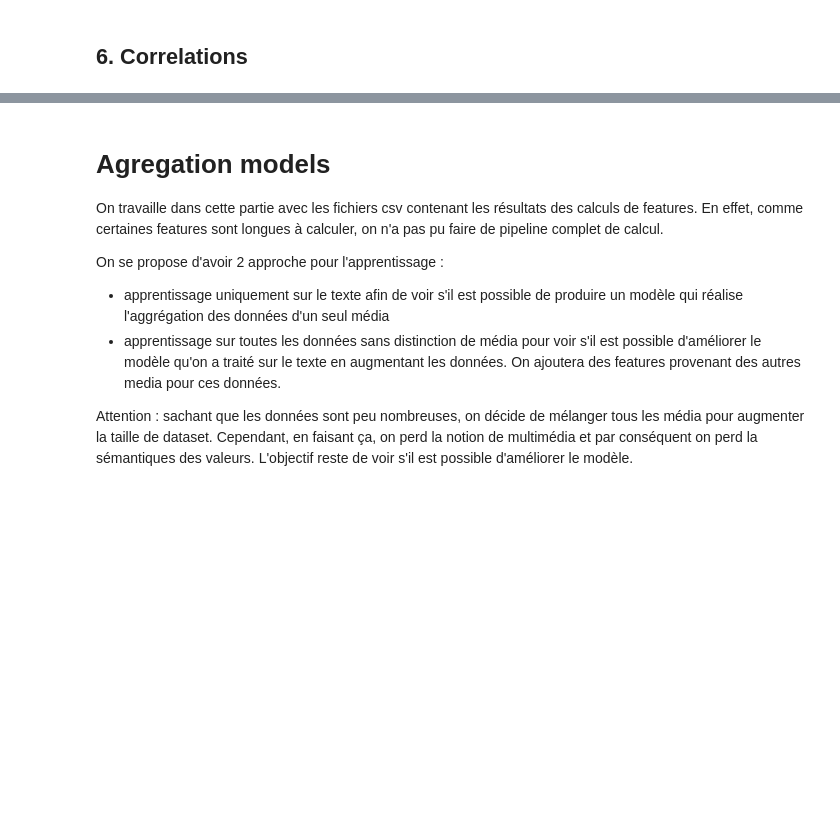
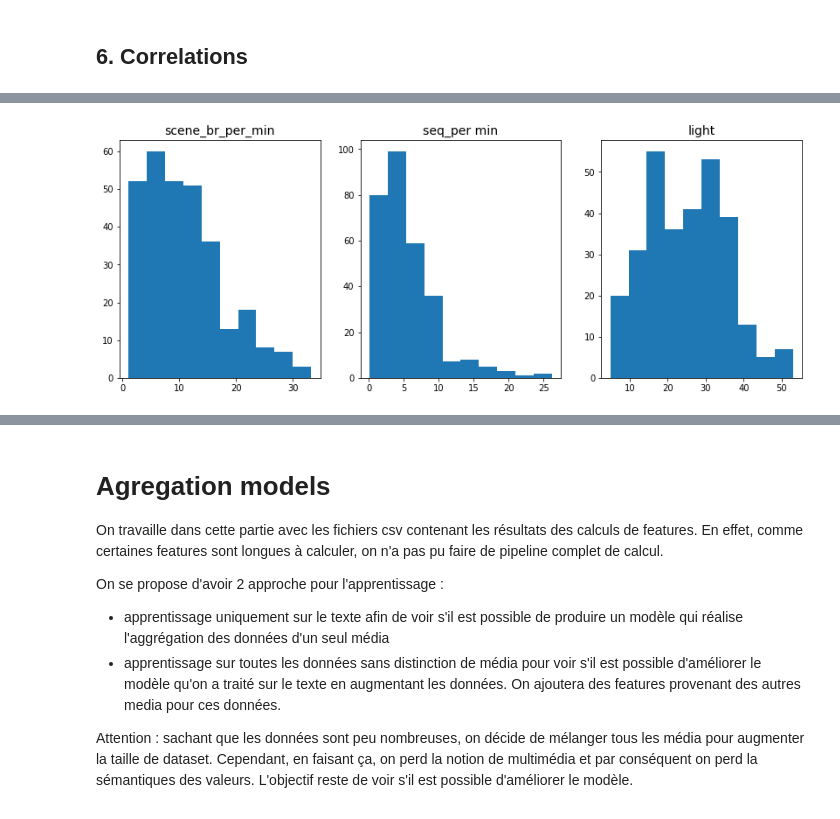
Before and after one commit to vincentnam/Project-Archean, a Jupyter notebook: ChallengeM2SID_2019.ipynb, the cells around one changed output, grey strips where cells are left out. Cells and saved outputs as stored; diff of their text form; code cells hidden in the pictures; blank space fills up the shorter version.

```diff
--- a/ChallengeM2SID_2019.ipynb
+++ b/ChallengeM2SID_2019.ipynb
@@ -3738,0 +3857,9 @@ df_video
+# %%
+feat_video = pd.read_csv('feat_video.csv', sep = ',',  index_col = 0)
+feat_video.drop(columns = ['env_br_per_min'])
+feat_video['3+ faces']= feat_video['3 faces'] + feat_video['4+ faces']
+feat_video['4+ pers']= feat_video['4 pers'] + feat_video['5+ pers']
+feat_video = feat_video.drop(columns = ['env_br_per_min', '3 faces', '4+ faces', '4 pers', '5+ pers'])
+feat_video = feat_video[['scene_br_per_min', 'seq_per min', 'light', '0 face', '1 face', '2 faces', '3+ faces',
+                         '0 pers', '1 pers', '2 pers', '3 pers', '4+ pers']]
+feat_video.head()
@@ -3738,0 +3909,14 @@ df_video
+# %%
+plt.figure(figsize=(14, 5))
+plt.subplot(1,3,1)
+plt.title('scene_br_per_min', fontsize = 14)
+plt.hist(new_feat_video['scene_br_per_min'])
+plt.subplot(1,3,2)
+plt.title('seq_per min', fontsize = 14)
+plt.hist(new_feat_video['seq_per min'])
+plt.subplot(1,3,3)
+plt.title('light', fontsize = 14)
+plt.hist(new_feat_video['light'])
+plt.show()
+# %% [output]
+[figure, added]
```
Also changed, not shown: parts of 48 cells of this notebook.
